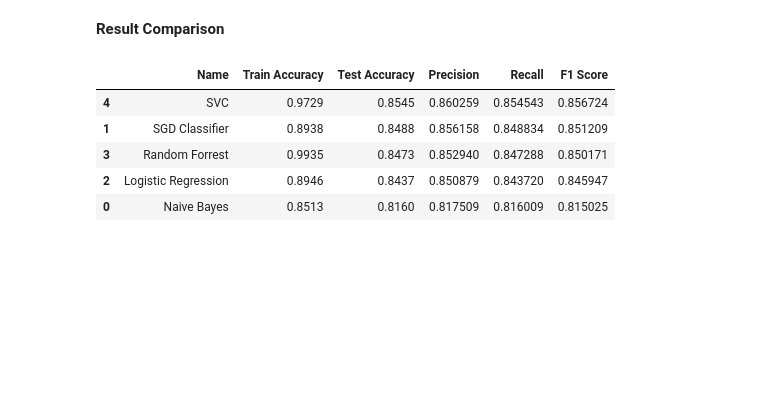
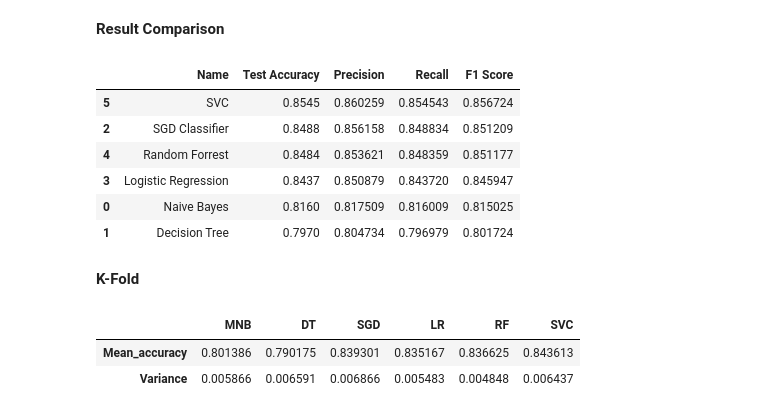
Before and after one commit to rezaul-h/Multi-class-sentiment-analysis-on-bangali-language-, a Jupyter notebook: ML with OnevsRest.ipynb, the cells around one changed output. Cells and saved outputs as stored; diff of their text form; code cells hidden in the pictures; blank space fills up the shorter version.

```diff
--- a/ML with OnevsRest.ipynb
+++ b/ML with OnevsRest.ipynb
@@ -209,0 +213,21 @@ print(y_test.shape)
+# %%
+TFIDF_DCT_pipeline = Pipeline([
+
+                ('tfidf', TfidfVectorizer(tokenizer=lambda x: x.split(),lowercase=False,max_features=15000, min_df=5,ngram_range=(1,2))),
+
+                ('clf', OneVsRestClassifier(DecisionTreeClassifier(criterion='entropy', min_samples_split=40, min_samples_leaf=5, random_state=42))),
+            ])
+
+TFIDF_DCT_pipeline.fit(X_train, y_train)
+TFIDF_DCT_pipeline_prediction = TFIDF_DCT_pipeline.predict(X_test)
+
+# save the model to disk
+path = '/content/drive/MyDrive/Colab Notebooks/multi class bangla sentiment analysis/model/'
+filename = path + 'decision_tree_model.sav'
+joblib.dump(TFIDF_DCT_pipeline_prediction, open(filename, 'wb'))
+
+# load the model from disk
+loaded_model = joblib.load(open(filename, 'rb'))
+DCT = accuracy_score(loaded_model, y_test)
+print(DCT)
+print('accuracy %s' % accuracy_score(TFIDF_DCT_pipeline_prediction, y_test))
@@ -446,6 +494,7 @@ def macro_precision(y_true, y_pred):
 
 MLA = {
      'Naive Bayes' : TFIDF_NB_pipeline,
+     'Decision Tree' : TFIDF_DCT_pipeline,
      'SGD Classifier' : TFIDF_SGD_pipeline,
      'Logistic Regression' : TFIDF_LR_pipeline,
      'Random Forrest' : TFIDF_DT_pipeline,
@@ -454,33 +503,34 @@ MLA = {
 # %%
 columns = []
 compare = pd.DataFrame(columns = columns)
 fpr = dict()
 tpr = dict()
 roc_auc = dict()
 n_classes=4
 row_index = 0
 for name,alg in MLA.items():
     #fp, tp, th = roc_curve(y_test, predicted ,pos_label=['Political', 'acceptable', 'religious', 'sexual'])
     MLA_name = name
     #alg.fit(X_train, y_train)
     predicted = alg.predict(X_test)
     micro_averaged_recall = recall_score(y_test, predicted, average = 'micro')
     macro_averaged_f1 = f1_score(y_test, predicted, average = 'macro')
 
     compare.loc[row_index,'Name'] = MLA_name
-    compare.loc[row_index, 'Train Accuracy'] = round(alg.score(X_train, y_train), 4)
+    #compare.loc[row_index, 'Train Accuracy'] = round(alg.score(X_train, y_train), 4)
     compare.loc[row_index, 'Test Accuracy'] = round(alg.score(X_test, y_test), 4)
     compare.loc[row_index, 'Precision'] = macro_precision(y_test, predicted)
     compare.loc[row_index, 'Recall'] = micro_averaged_recall
     compare.loc[row_index, 'F1 Score'] = macro_averaged_f1
     row_index+=1
 
 compare.sort_values(by = ['Test Accuracy'], ascending = False, inplace = True)
 compare
 # %% [output]
-|  | Name | Train Accuracy | Test Accuracy | Precision | Recall | F1 Score |
-| 4 | SVC | 0.9729 | 0.8545 | 0.860259 | 0.854543 | 0.856724 |
-| 1 | SGD Classifier | 0.8938 | 0.8488 | 0.856158 | 0.848834 | 0.851209 |
-| 3 | Random Forrest | 0.9935 | 0.8473 | 0.852940 | 0.847288 | 0.850171 |
-| 2 | Logistic Regression | 0.8946 | 0.8437 | 0.850879 | 0.843720 | 0.845947 |
-| 0 | Naive Bayes | 0.8513 | 0.8160 | 0.817509 | 0.816009 | 0.815025 |
+|  | Name | Test Accuracy | Precision | Recall | F1 Score |
+| 5 | SVC | 0.8545 | 0.860259 | 0.854543 | 0.856724 |
+| 2 | SGD Classifier | 0.8488 | 0.856158 | 0.848834 | 0.851209 |
+| 4 | Random Forrest | 0.8484 | 0.853621 | 0.848359 | 0.851177 |
+| 3 | Logistic Regression | 0.8437 | 0.850879 | 0.843720 | 0.845947 |
+| 0 | Naive Bayes | 0.8160 | 0.817509 | 0.816009 | 0.815025 |
+| 1 | Decision Tree | 0.7970 | 0.804734 | 0.796979 | 0.801724 |
@@ -486,0 +540,2 @@ compare
+# %% [markdown]
+**K-Fold**
@@ -486,0 +585,9 @@ compare
+# %%
+cv_result = {'MNB': cv_score_NB, 'DT': cv_score_DT, 'SGD': cv_score_SGD, 'LR': cv_score_LR, 'RF': cv_score_RF, 'SVC': cv_score_SVC}
+cv_data = {model: [score.mean(), score.std()] for model, score in cv_result.items()}
+cv_df = pd.DataFrame(cv_data, index=['Mean_accuracy', 'Variance'])
+cv_df
+# %% [output]
+|  | MNB | DT | SGD | LR | RF | SVC |
+| Mean_accuracy | 0.801386 | 0.790175 | 0.839301 | 0.835167 | 0.836625 | 0.843613 |
+| Variance | 0.005866 | 0.006591 | 0.006866 | 0.005483 | 0.004848 | 0.006437 |
```
Also changed, not shown: parts of 27 cells of this notebook, 44 other files.
